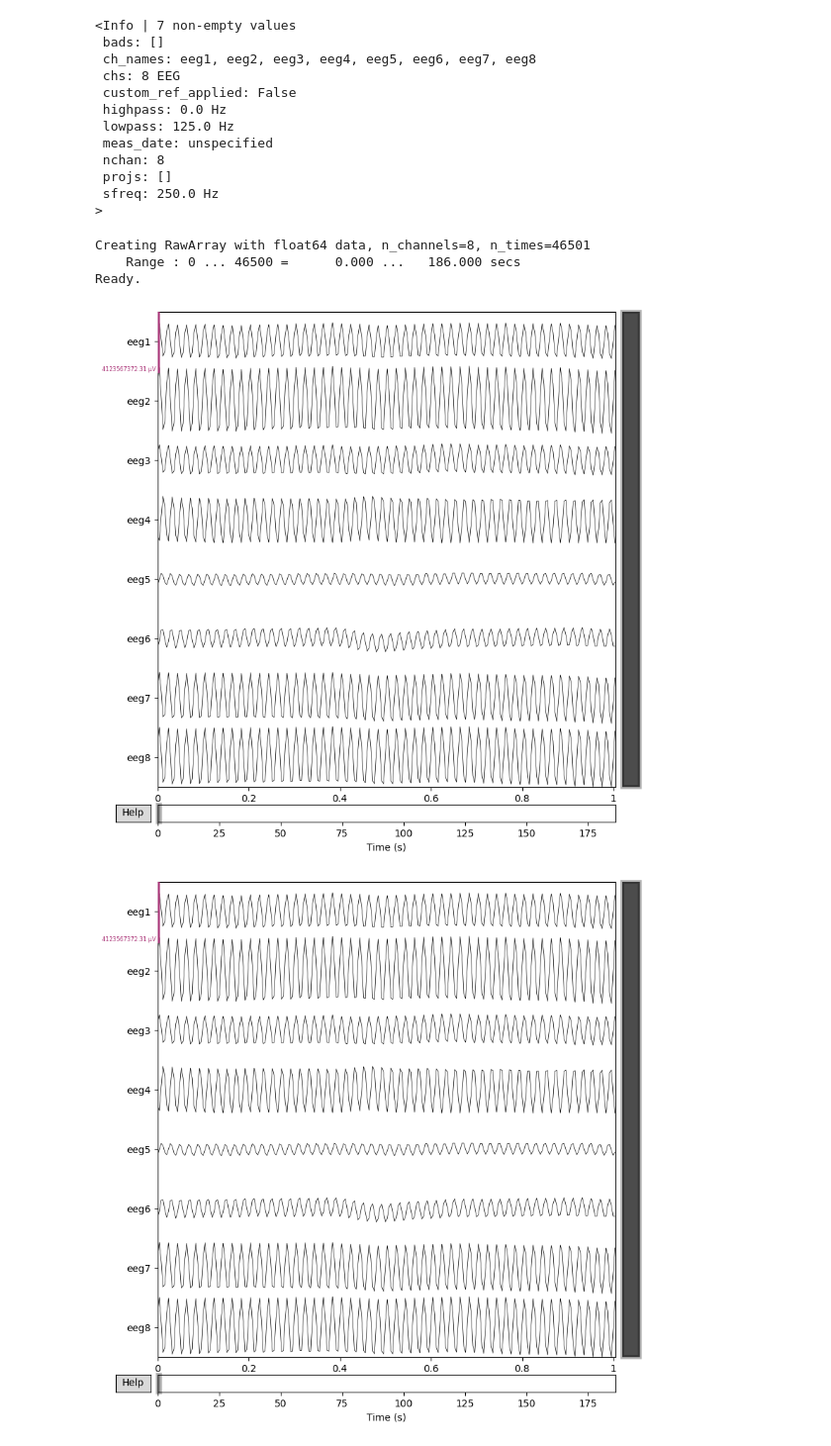
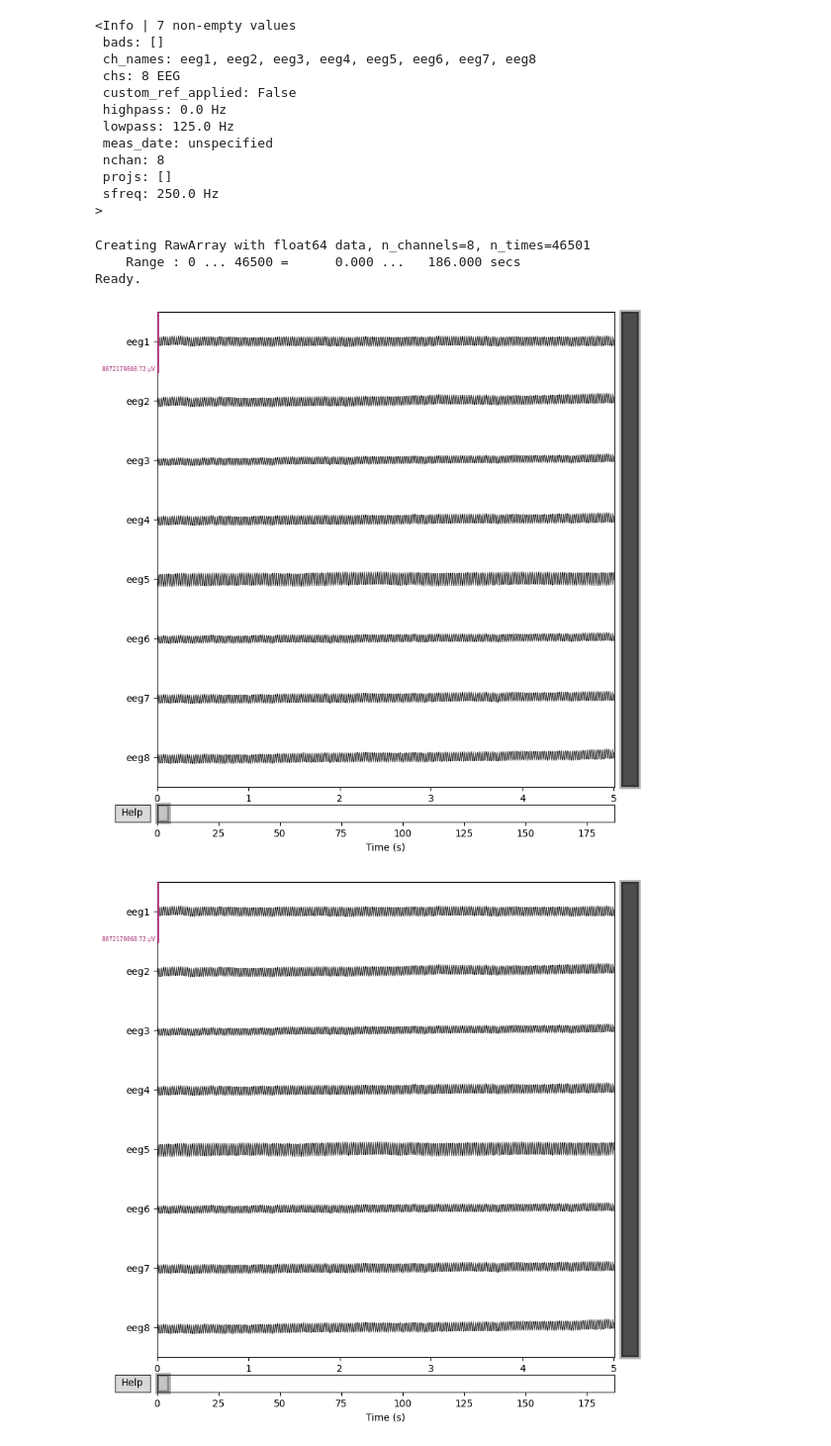
Before and after one commit to abhishek-topwal/OpenBCI_DataAnlaysis, a Jupyter notebook: data_analysis.ipynb, the cells around one changed output. Shown at 99% size. Drawn from its saved outputs; the diff is of its cells as text; code cells hidden in the pictures.

```diff
--- a/data_analysis.ipynb
+++ b/data_analysis.ipynb
@@ -30,8 +30,8 @@ import mne
 from pathlib import Path
 # %%
 working_dir = Path.cwd()
-data_dir = working_dir / 'User_data'
-
-csv_file_path = data_dir/'12345/session_2/12345_session_2_22-03-2023_21-59.csv'
+data_dir = working_dir
+path = 'User_data/12355/session_2/12355_session_2_03-04-2023_23-43.csv'
+csv_file_path = data_dir/path
 print(csv_file_path)
 # %% [output]
@@ -43,8 +43,12 @@ df = pd.read_csv(csv_file_path)
 #get the starting 10 columns corresponding to the 8 channels and the index data
 df1 = df.iloc[:,0:10]
 
-#also keep the last timestamp column
-df1['Timestamp'] = df[' Timestamp (Formatted)']
+#also keep the timestamp, Cognitive Workload and Anxiety column
+df1['Timestamp'] = pd.to_datetime(df[' Timestamp (Formatted)'])
+df1['Cognitive Workload'] = df['Cognitive_Wokload']
+df1['Anxiety'] = df['Anxiety']
+
+
 
 #reindex the columns
 df1 = df1.reindex(columns=[' EXG Channel 0', ' EXG Channel 1', ' EXG Channel 2',
@@ -71,7 +75,7 @@ data = df1[['eeg1','eeg2','eeg3','eeg4','eeg5','eeg6','eeg7','eeg8']].to_numpy()
 data = data.astype('float32')
 
 # Scaling Data with the scale factor S = (4500000)/4/(2**23-1)
-# data = data*4500000*4/(2**23-1)
+data = data*4500000*4/(2**23-1)
 
 #get transpose of the data
 data = data.T
@@ -99,11 +103,11 @@ print(info)
 # %%
 ch_names = ['eeg1', 'eeg2', 'eeg3', 'eeg4', 'eeg5', 'eeg6', 'eeg7', 'eeg8']
 raw = mne.io.RawArray(data, info)
-mne.viz.plot_raw(raw, title='Data from arrays', n_channels=8,duration=1,scalings='auto')
+mne.viz.plot_raw(raw, title='Data from arrays', n_channels=8,duration=5,scalings='auto')
 # raw.plot(n_channels=8, scalings='auto', title='Data from arrays')
 # %% [output]
 Creating RawArray with float64 data, n_channels=8, n_times=46501
     Range : 0 ... 46500 =      0.000 ...   186.000 secs
 Ready.
-[figure, old version]
+[figure, new version]
-[figure, old version]
+[figure, new version]
```
Also changed, not shown: parts of 2 cells of this notebook.
